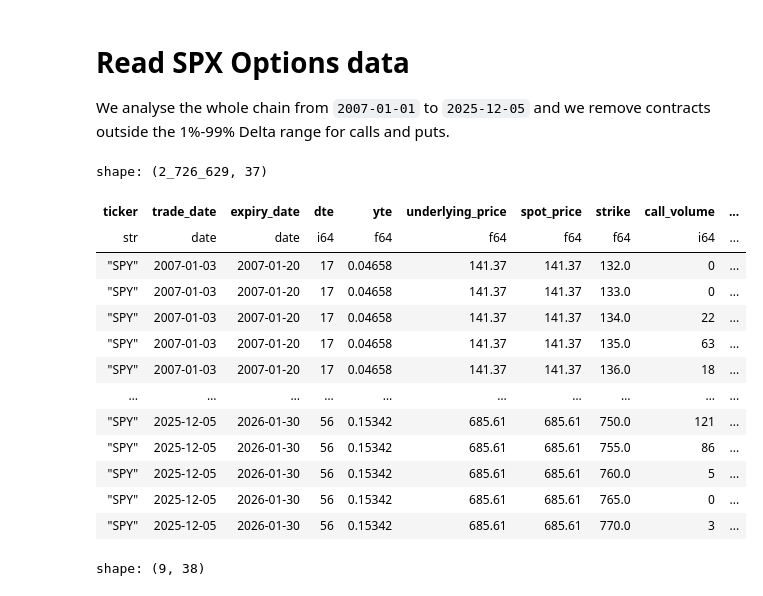
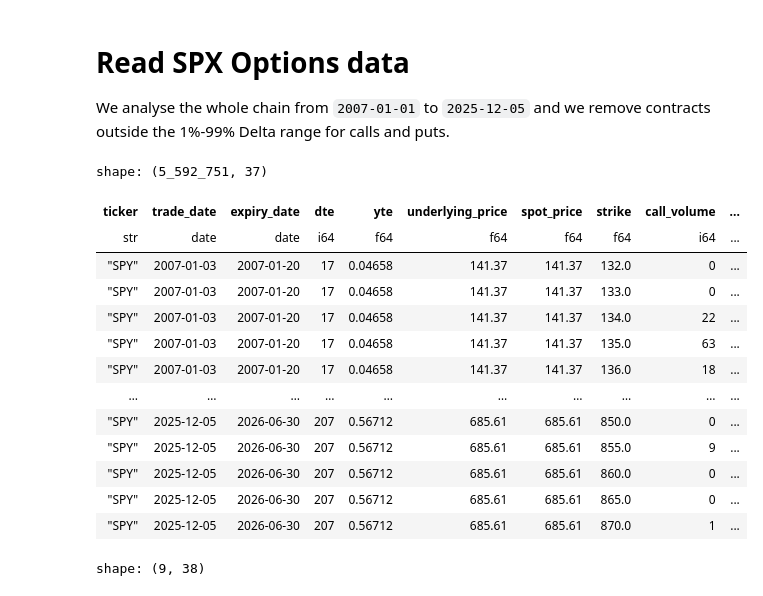
Before and after one commit to anthonymakarewicz/volatility-trading, a Jupyter notebook: notebooks/orats_spx_panel_eda_validation.ipynb, the cells around one changed output. Saved outputs shown, nothing was run; the diff lists cells and outputs as text; code cells hidden in the pictures.

```diff
--- a/notebooks/orats_spx_panel_eda_validation.ipynb
+++ b/notebooks/orats_spx_panel_eda_validation.ipynb
@@ -40,38 +44,38 @@ We analyse the whole chain from `2007-01-01` to `2025-12-05` and we remove contr
 # %%
 start = date(2007, 1, 1)
 end = date(2025, 12, 31)
 
 delta_min = 0.01
 delta_max = 0.99
 dte_min = 1
-dte_max = 60
+dte_max = 252
 
 lf = load_orats_panel_lazy("SPY")
 lf = lf.filter(
     pl.col("trade_date").is_between(start, end),
     pl.col("call_delta").abs().is_between(delta_min, delta_max),
     pl.col("put_delta").abs().is_between(delta_min, delta_max),
     pl.col("dte").abs().is_between(dte_min, dte_max),
 )
 
 df = lf.collect()
 df_long = orats_wide_to_long(df).collect()
 df
 # %% [output]
-shape: (2_726_629, 37)
+shape: (5_592_751, 37)
 | ticker | trade_date | expiry_date | dte | yte | underlying_price | spot_price | strike | call_volume | ... |
 | str | date | date | i64 | f64 | f64 | f64 | f64 | i64 | ... |
 | "SPY" | 2007-01-03 | 2007-01-20 | 17 | 0.04658 | 141.37 | 141.37 | 132.0 | 0 | ... |
 | "SPY" | 2007-01-03 | 2007-01-20 | 17 | 0.04658 | 141.37 | 141.37 | 133.0 | 0 | ... |
 | "SPY" | 2007-01-03 | 2007-01-20 | 17 | 0.04658 | 141.37 | 141.37 | 134.0 | 22 | ... |
 | "SPY" | 2007-01-03 | 2007-01-20 | 17 | 0.04658 | 141.37 | 141.37 | 135.0 | 63 | ... |
 | "SPY" | 2007-01-03 | 2007-01-20 | 17 | 0.04658 | 141.37 | 141.37 | 136.0 | 18 | ... |
 | … | … | … | … | … | … | … | … | … | ... |
-| "SPY" | 2025-12-05 | 2026-01-30 | 56 | 0.15342 | 685.61 | 685.61 | 750.0 | 121 | ... |
-| "SPY" | 2025-12-05 | 2026-01-30 | 56 | 0.15342 | 685.61 | 685.61 | 755.0 | 86 | ... |
-| "SPY" | 2025-12-05 | 2026-01-30 | 56 | 0.15342 | 685.61 | 685.61 | 760.0 | 5 | ... |
-| "SPY" | 2025-12-05 | 2026-01-30 | 56 | 0.15342 | 685.61 | 685.61 | 765.0 | 0 | ... |
-| "SPY" | 2025-12-05 | 2026-01-30 | 56 | 0.15342 | 685.61 | 685.61 | 770.0 | 3 | ... |
+| "SPY" | 2025-12-05 | 2026-06-30 | 207 | 0.56712 | 685.61 | 685.61 | 850.0 | 0 | ... |
+| "SPY" | 2025-12-05 | 2026-06-30 | 207 | 0.56712 | 685.61 | 685.61 | 855.0 | 9 | ... |
+| "SPY" | 2025-12-05 | 2026-06-30 | 207 | 0.56712 | 685.61 | 685.61 | 860.0 | 0 | ... |
+| "SPY" | 2025-12-05 | 2026-06-30 | 207 | 0.56712 | 685.61 | 685.61 | 865.0 | 0 | ... |
+| "SPY" | 2025-12-05 | 2026-06-30 | 207 | 0.56712 | 685.61 | 685.61 | 870.0 | 1 | ... |
 # %%
 df.describe()
 # %% [output]
```
Also changed, not shown: parts of 12 cells of this notebook, 1 other file.
